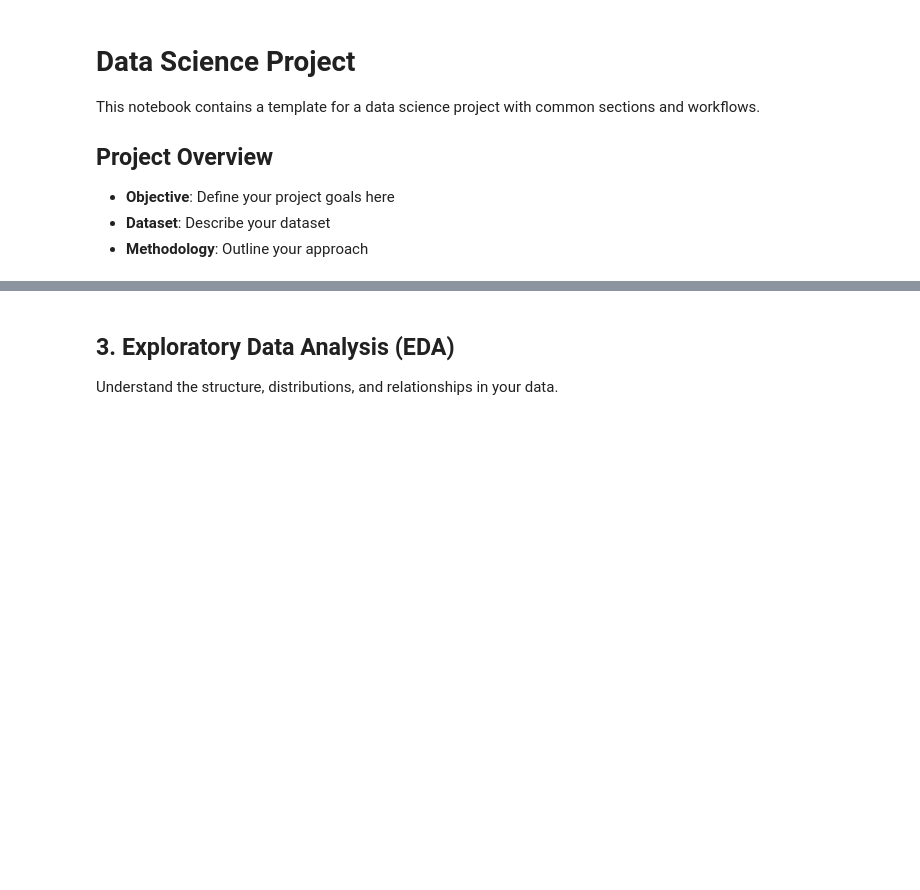
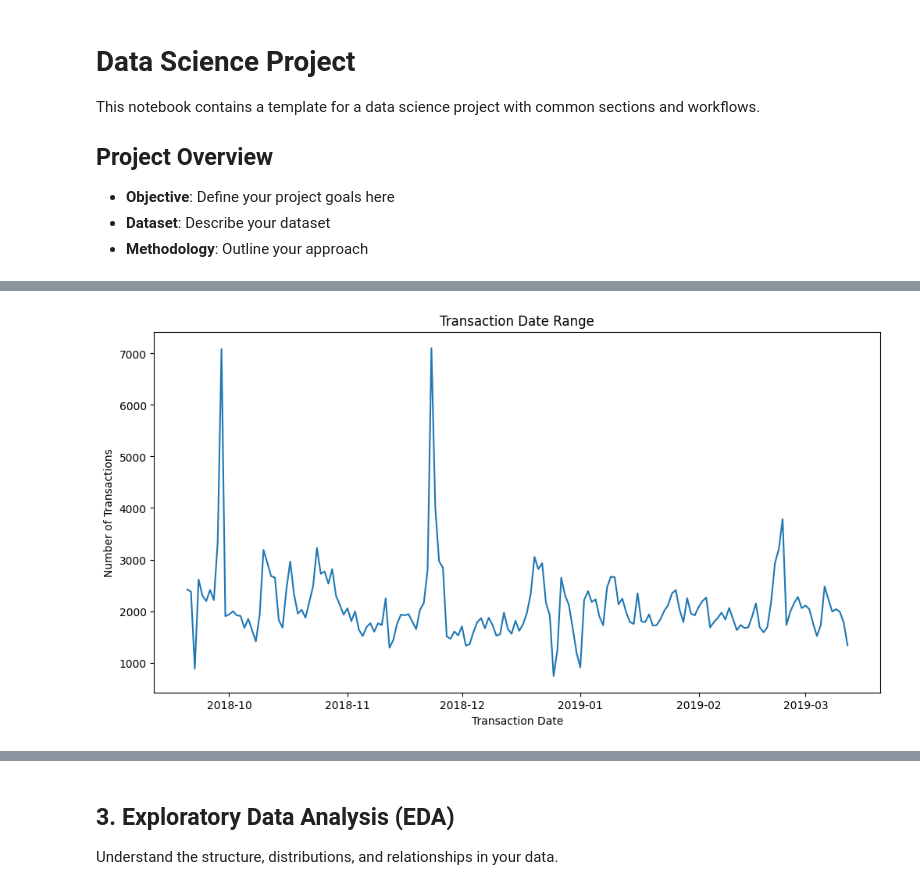
Before and after one commit to Juancarlosarbelaez/Final-procesos-organizacionales, a Jupyter notebook: data_science_project.ipynb, the cells around one changed output, grey strips where cells are left out. Saved outputs shown, nothing was run; the diff lists cells and outputs as text; code cells hidden in the pictures; blank space fills up the shorter version.

```diff
--- a/data_science_project.ipynb
+++ b/data_science_project.ipynb
@@ -53,0 +61,27 @@ df.head()
+# %%
+#Quitamos columnas innecesarias
+df.drop(columns=['customer_id', #se usó para el inner join, ya no sirve
+                 'article_id',  #se usó para el inner join, ya no sirve
+                 'sales_channel_id', #los autores no dicen que significa
+                 'product_code', #redundante
+                 'product_type_no', #redundante
+                 'graphical_appearance_no', #redundante
+                 'colour_group_code', #redundante
+                 'perceived_colour_value_id', #redundante
+                 'perceived_colour_master_id', #redundante
+                 'department_no', #redundante
+                 'index_code', #redundante
+                 'index_group_no', #redundante
+                 'section_no', #redundante
+                 'garment_group_no', #redundante
+                 'detail_desc', #No procesaremos texto largo
+                 'FN', #Solo tiene un valor y no se sabe que significa
+                 'Active', #Solo tiene un valor y no se sabe que significa
+                 'postal_code' #No aporta información relevante
+                ], inplace=True)
+# %%
+#transform t_dat to datetime
+df['t_dat'] = pd.to_datetime(df['t_dat'], format='%Y-%m-%d')
+# %%
+#rename t_dat to Transaction_Date
+df.rename(columns={'t_dat': 'Transaction_Date'}, inplace=True)
@@ -53,0 +108,10 @@ df.head()
+# %%
+#plot the complete transaction date range using a line plot
+plt.figure(figsize=(12,6))
+sns.lineplot(data=df.groupby('Transaction_Date').size())
+plt.title('Transaction Date Range')
+plt.xlabel('Transaction Date')
+plt.ylabel('Number of Transactions')
+plt.show()
+# %% [output]
+[figure, added]
```
Also changed, not shown: parts of 13 cells of this notebook.
